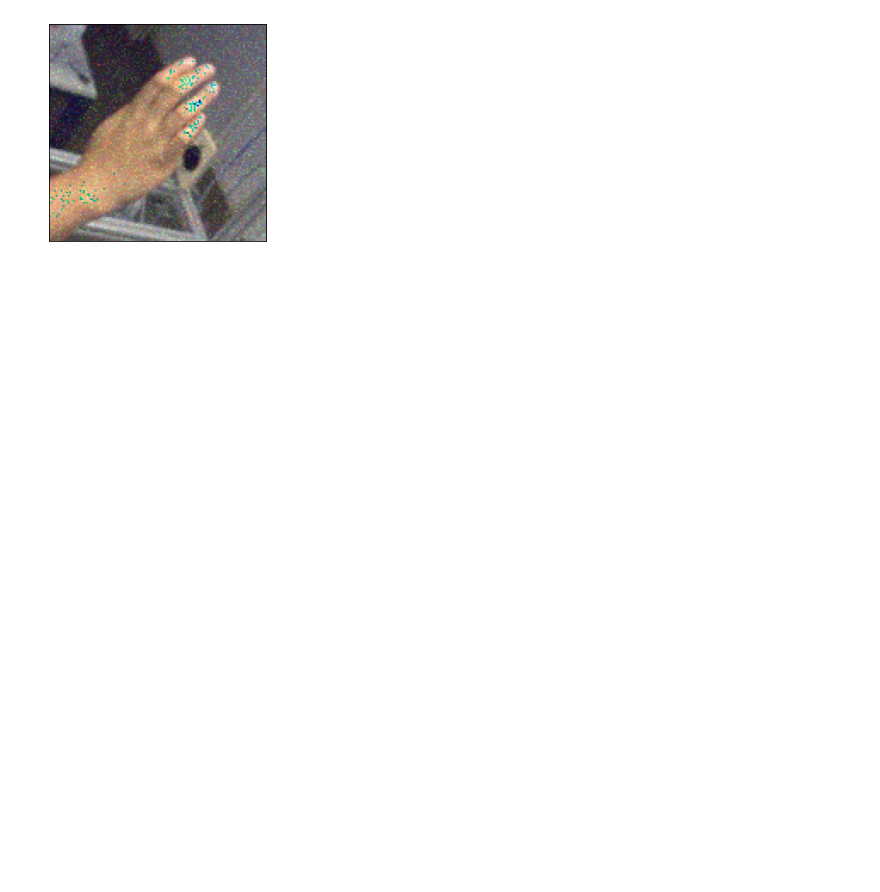
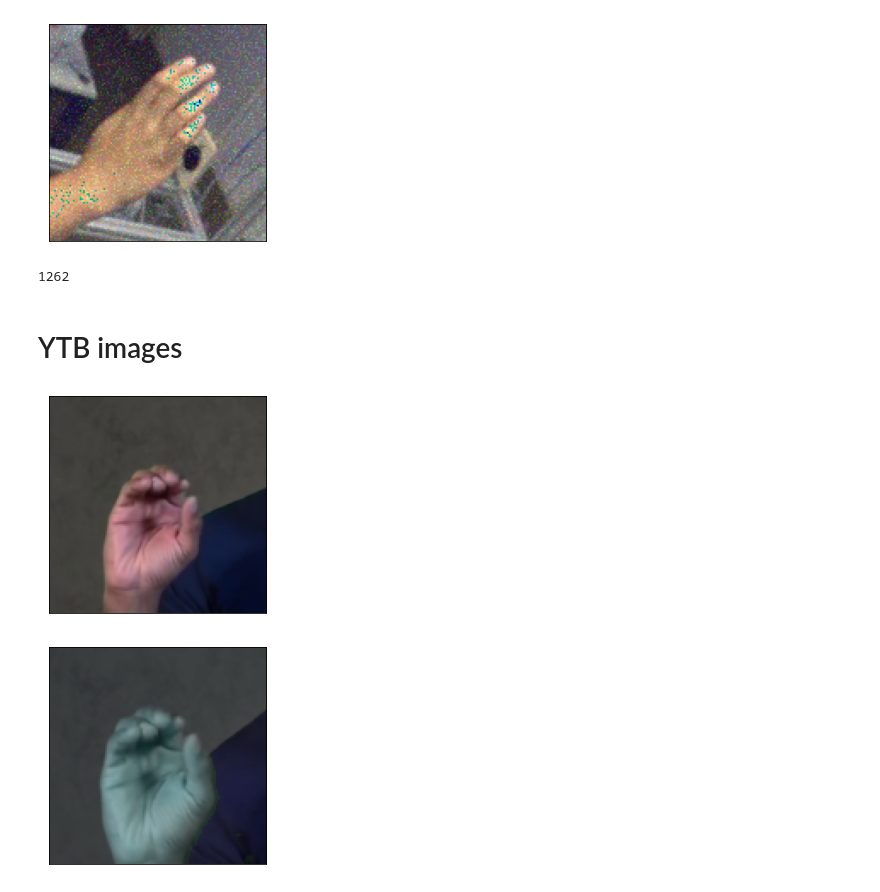
Before and after one commit to jakubjezek001/Handposeestimation, a Jupyter notebook: notebooks/04-Image_for_proposal.ipynb, the cells around one changed output. Cells and saved outputs as stored; diff of their text form; code cells hidden in the pictures; blank space fills up the shorter version.

```diff
--- a/notebooks/04-Image_for_proposal.ipynb
+++ b/notebooks/04-Image_for_proposal.ipynb
@@ -65,3 +66,61 @@ plt.yticks([])
 plt.savefig(prepare_name("orig2", config)+".png",dpi=200,bbox_inches="tight",)
 # %% [output]
 [figure]
+# %%
+ len(Data_Set(config=config, transform=None, experiment_type="supervised", split="test", source='youtube'))
+# %% [output]
+1262
+# %% [markdown]
+# YTB images
+# %%
+config = edict(read_json(f"{MASTER_THESIS_DIR}/src/experiments/config/training_config.json"))
+config.augmentation_flags.random_crop = False
+config.augmentation_flags.crop = True
+config.augmentation_flags.color_jitter = False
+config.augmentation_flags.cut_out = False
+config.augmentation_flags.resize = True
+config.augmentation_flags.color_drop = False
+config.augmentation_flags.gaussian_blur =False
+config.augmentation_flags.rotate = False
+config.augmentation_flags.sobel_filter = False
+config.augmentation_flags.gaussian_noise = True
+config.augmentation_params.crop_box_jitter =[0,7]
+# %%
+i = 168
+config.augmentation_flags.random_crop = False
+config.augmentation_flags.crop = True
+config.augmentation_flags.color_jitter = False
+config.augmentation_flags.cut_out = False
+config.augmentation_flags.resize = True
+config.augmentation_flags.color_drop = False
+config.augmentation_flags.gaussian_blur =False
+config.augmentation_flags.rotate = False
+config.augmentation_flags.sobel_filter = False
+config.augmentation_flags.gaussian_noise = False
+config.augmentation_params.crop_box_jitter =[0,0]
+ytb = Data_Set(config=config, transform=None, experiment_type="supervised", split="test", source="youtube")
+plt.imshow(ytb[i]["image"])
+plt.xticks([])
+plt.yticks([])
+plt.savefig(f"images/ytb{i}_orig"+".png",dpi=200, bbox_inches="tight",)
+plt.show()
+config.augmentation_flags.random_crop = True
+config.augmentation_flags.crop = True
+config.augmentation_flags.color_jitter = True
+config.augmentation_flags.cut_out = False
+config.augmentation_flags.resize = True
+config.augmentation_flags.color_drop = False
+config.augmentation_flags.gaussian_blur =False
+config.augmentation_flags.rotate = True
+config.augmentation_flags.sobel_filter = False
+config.augmentation_flags.gaussian_noise = False
+config.augmentation_params.crop_box_jitter =[0,9]
+ytb = Data_Set(config=config, transform=None, experiment_type="supervised", split="test", source="youtube")
+plt.imshow(ytb[i]["image"])
+plt.xticks([])
+plt.yticks([])
+plt.savefig(prepare_name(f"images/ytb{i}_aug", config),dpi=200, bbox_inches="tight",)
+plt.show()
+# %% [output]
+[figure, added]
+[figure, added]
```
Also changed, not shown: parts of 2 cells of this notebook, 1 other file.
